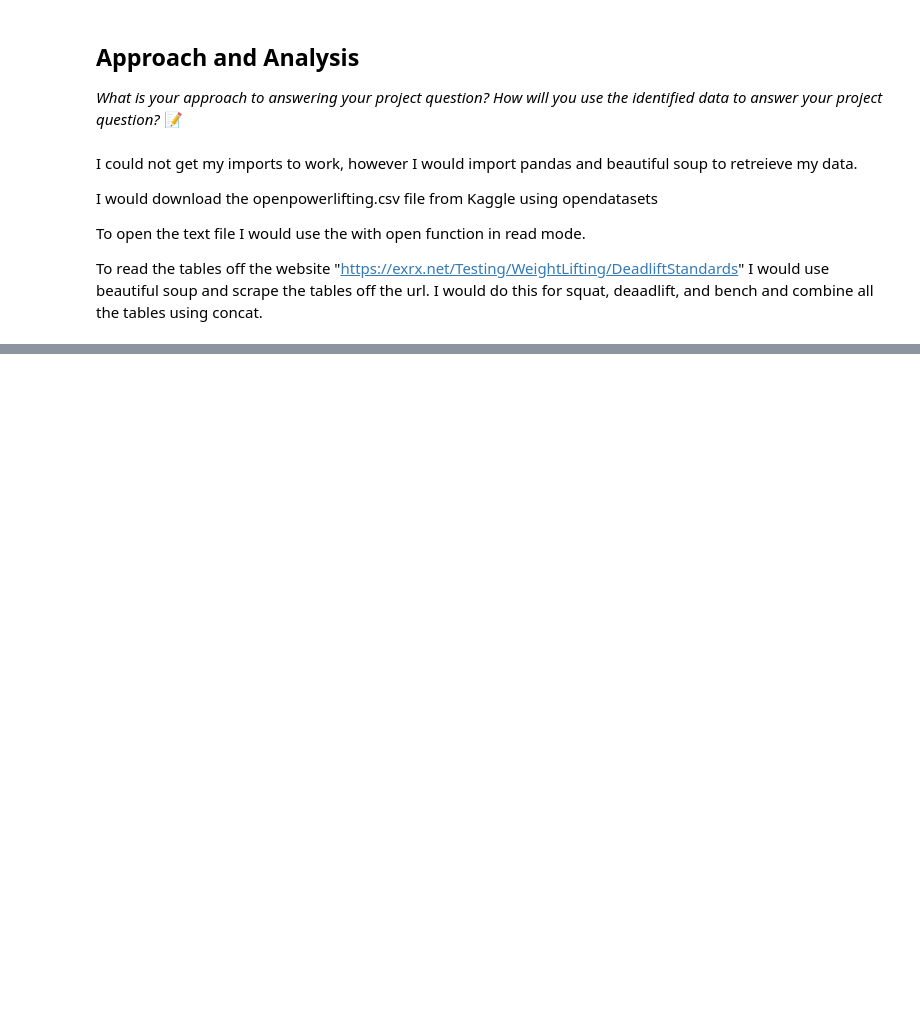
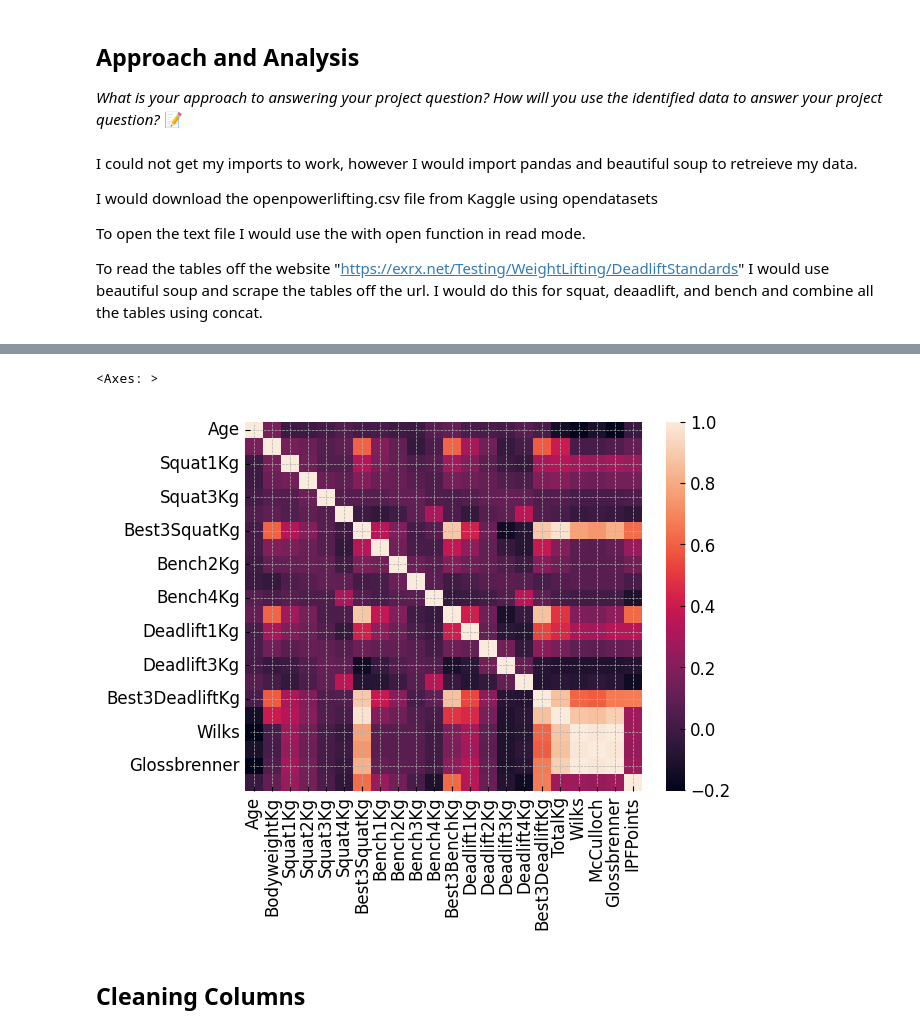
Before and after one commit to IT4063c-Spring23/final-project-3DSatterley, a Jupyter notebook: source.ipynb, the cells around one changed output, grey strips where cells are left out. Cells and saved outputs as stored; diff of their text form; code cells hidden in the pictures; blank space fills up the shorter version.

```diff
--- a/source.ipynb
+++ b/source.ipynb
@@ -45,0 +66,3 @@ To read the tables off the website "https://exrx.net/Testing/WeightLifting/Deadl
+# %%
+powerlifting_df = pd.read_csv('./data/powerlifting-database/openpowerlifting.csv')
+powerlifting_df.head()
@@ -45,0 +77,3 @@ To read the tables off the website "https://exrx.net/Testing/WeightLifting/Deadl
+# %%
+personal_df = pd.read_table('./data/personal_data.txt', sep=',')
+personal_df
@@ -45,0 +114,3 @@ To read the tables off the website "https://exrx.net/Testing/WeightLifting/Deadl
+# %%
+final_df = pd.concat((powerlifting_df,personal_df))
+final_df
@@ -45,0 +137,3 @@ To read the tables off the website "https://exrx.net/Testing/WeightLifting/Deadl
+# %%
+final_df_corr = final_df.corr()
+final_df_corr
@@ -45,0 +159,7 @@ To read the tables off the website "https://exrx.net/Testing/WeightLifting/Deadl
+# %%
+sns.heatmap(final_df_corr)
+# %% [output]
+<Axes: >
+[figure, added]
+# %% [markdown]
+## Cleaning Columns
```
Also changed, not shown: parts of 34 cells of this notebook, 5 other files.
